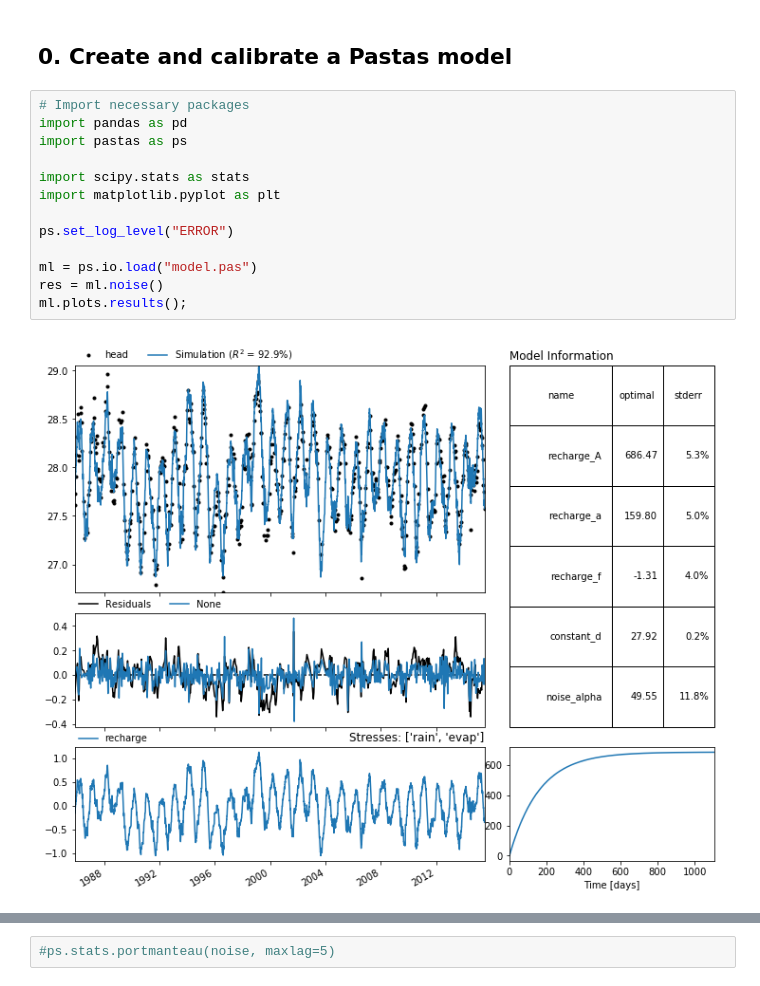
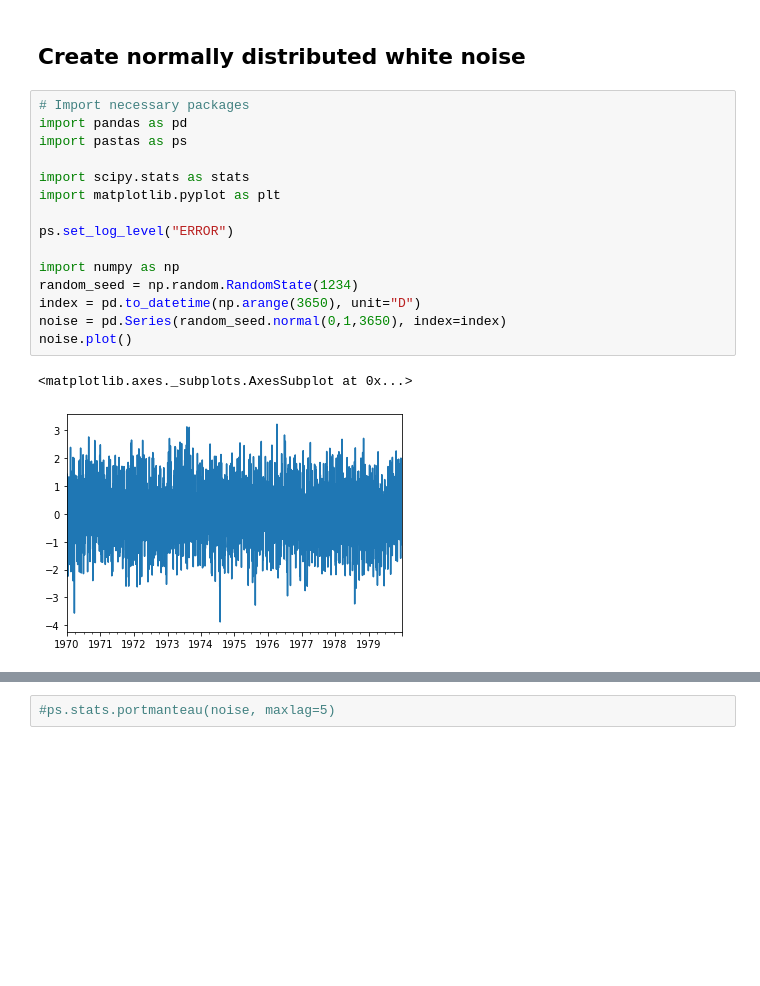
Before and after one commit to pastas/pastas, a Jupyter notebook: examples/notebooks/4_diagnostic_checking.ipynb, the cells around one changed output, grey strips where cells are left out. Drawn from its saved outputs; the diff is of its cells as text; blank space fills up the shorter version.

```diff
--- a/examples/notebooks/4_diagnostic_checking.ipynb
+++ b/examples/notebooks/4_diagnostic_checking.ipynb
@@ -35,20 +35,23 @@ The assumptions outlined above may be checked through hypothesis testing, in whi
 - $H_A$: The residuals are not independent, homoscedastic, or normally distributed
 
 The result of a hypothesis test either rejects the Null hypothesis or fails to reject the Null hypothesis, but can never be used to accept the Alternative hypothesis. For example, if an hypothesis test for autocorrelation fails to reject the hypothesis, we may conclude that there is no significant autocorrelation in the residuals. All hypothesis tests compute a certain test statistic (e.g., $Z$), which is compared to a theoretical value according to a certain distribution (e.g., $\chi^2$) that depends on the level of significance (e.g., $\alpha=0.05$) and (often) the number of parameters to determine the degrees of freedom $h$.
-# %% [markdown]
-## 0. Create and calibrate a Pastas model
+# %% [markdown]
+## Create normally distributed white noise
 # %%
 # Import necessary packages
 import pandas as pd
 import pastas as ps
 
 import scipy.stats as stats
 import matplotlib.pyplot as plt
 
 ps.set_log_level("ERROR")
 
-ml = ps.io.load("model.pas")
-res = ml.noise()
-ml.plots.results();
+import numpy as np
+random_seed = np.random.RandomState(1234)
+index = pd.to_datetime(np.arange(3650), unit="D")
+noise = pd.Series(random_seed.normal(0,1,3650), index=index)
+noise.plot()
 # %% [output]
+<matplotlib.axes._subplots.AxesSubplot at 0x...>
-[figure, old version]
+[figure, new version]
```
Also changed, not shown: parts of 17 cells of this notebook.
